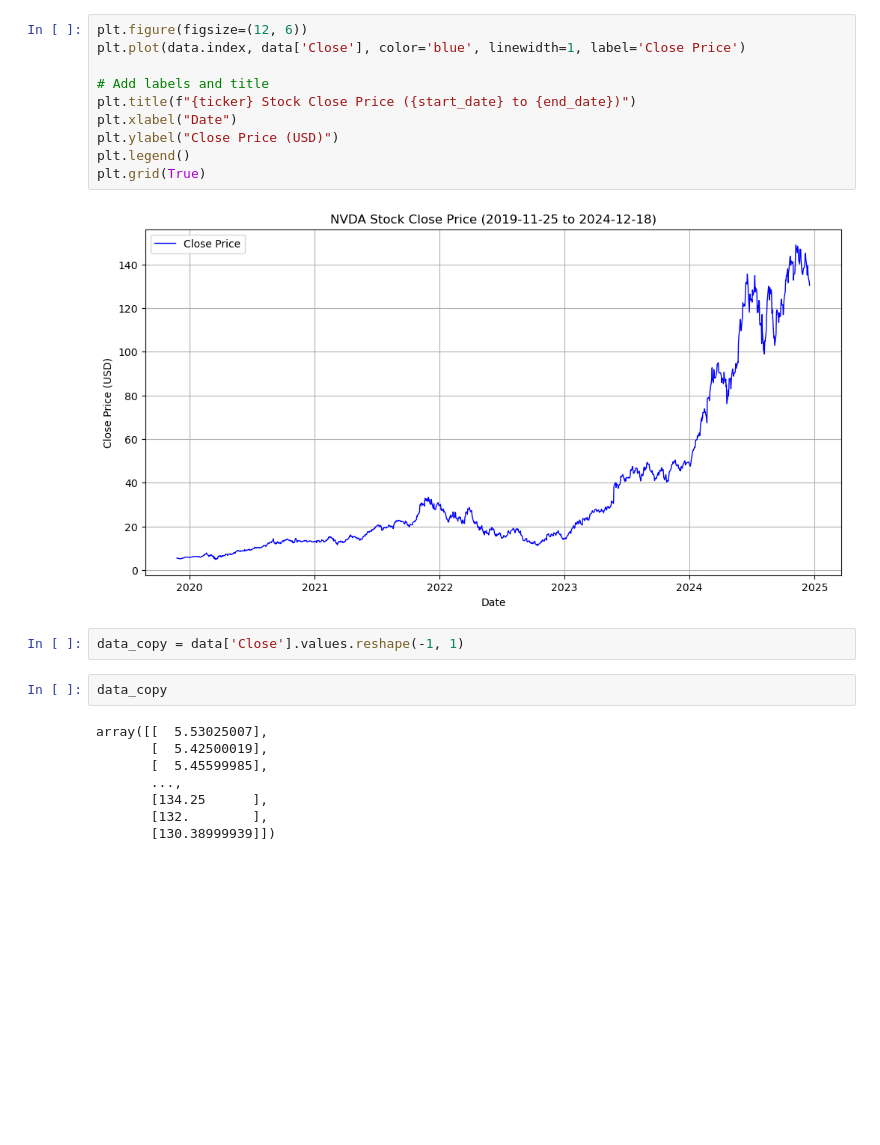
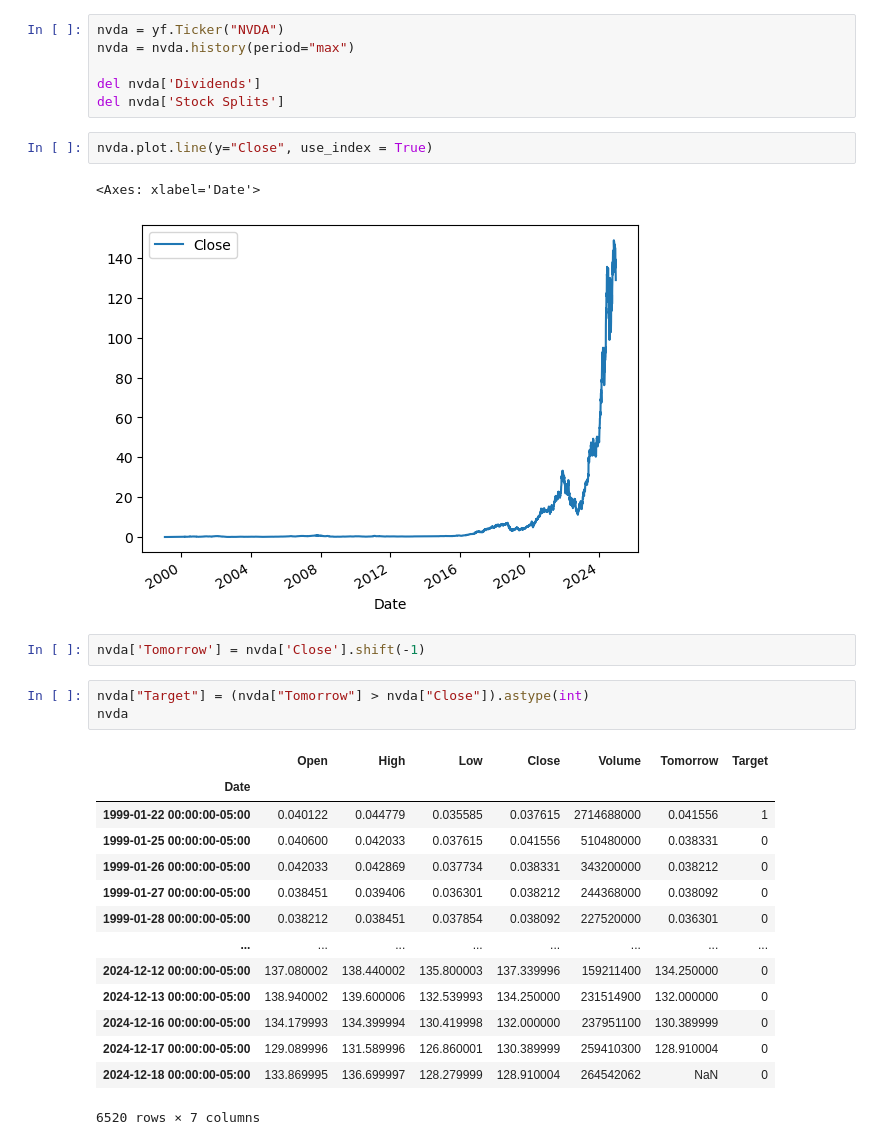
Before and after one commit to abelsaj2005/NVDA-Stock-Price-Prediction-with-Stacked-LSTM-Networks, a Jupyter notebook: model.ipynb, the cells around one changed output. Cells and saved outputs as stored; diff of their text form; blank space fills up the shorter version.

```diff
--- a/model.ipynb
+++ b/model.ipynb
@@ -32,24 +7,31 @@ data
-# %%
-plt.figure(figsize=(12, 6))
-plt.plot(data.index, data['Close'], color='blue', linewidth=1, label='Close Price')
-
-# Add labels and title
-plt.title(f"{ticker} Stock Close Price ({start_date} to {end_date})")
-plt.xlabel("Date")
-plt.ylabel("Close Price (USD)")
-plt.legend()
-plt.grid(True)
-# %% [output]
-[figure, removed]
-# %%
-data_copy = data['Close'].values.reshape(-1, 1)
-# %%
-data_copy
-# %% [output]
-array([[  5.53025007],
-       [  5.42500019],
-       [  5.45599985],
-       ...,
-       [134.25      ],
-       [132.        ],
-       [130.38999939]])
+# %%
+nvda = yf.Ticker("NVDA")
+nvda = nvda.history(period="max")
+
+del nvda['Dividends']
+del nvda['Stock Splits']
+# %%
+nvda.plot.line(y="Close", use_index = True)
+# %% [output]
+<Axes: xlabel='Date'>
+[figure, added]
+# %%
+nvda['Tomorrow'] = nvda['Close'].shift(-1)
+# %%
+nvda["Target"] = (nvda["Tomorrow"] > nvda["Close"]).astype(int)
+nvda
+# %% [output]
+|  | Open | High | Low | Close | Volume | Tomorrow | Target |
+| Date |  |  |  |  |  |  |  |
+| 1999-01-22 00:00:00-05:00 | 0.040122 | 0.044779 | 0.035585 | 0.037615 | 2714688000 | 0.041556 | 1 |
+| 1999-01-25 00:00:00-05:00 | 0.040600 | 0.042033 | 0.037615 | 0.041556 | 510480000 | 0.038331 | 0 |
+| 1999-01-26 00:00:00-05:00 | 0.042033 | 0.042869 | 0.037734 | 0.038331 | 343200000 | 0.038212 | 0 |
+| 1999-01-27 00:00:00-05:00 | 0.038451 | 0.039406 | 0.036301 | 0.038212 | 244368000 | 0.038092 | 0 |
+| 1999-01-28 00:00:00-05:00 | 0.038212 | 0.038451 | 0.037854 | 0.038092 | 227520000 | 0.036301 | 0 |
+| ... | ... | ... | ... | ... | ... | ... | ... |
+| 2024-12-12 00:00:00-05:00 | 137.080002 | 138.440002 | 135.800003 | 137.339996 | 159211400 | 134.250000 | 0 |
+| 2024-12-13 00:00:00-05:00 | 138.940002 | 139.600006 | 132.539993 | 134.250000 | 231514900 | 132.000000 | 0 |
+| 2024-12-16 00:00:00-05:00 | 134.179993 | 134.399994 | 130.419998 | 132.000000 | 237951100 | 130.389999 | 0 |
+| 2024-12-17 00:00:00-05:00 | 129.089996 | 131.589996 | 126.860001 | 130.389999 | 259410300 | 128.910004 | 0 |
+| 2024-12-18 00:00:00-05:00 | 133.869995 | 136.699997 | 128.279999 | 128.910004 | 264542062 | NaN | 0 |
+6520 rows × 7 columns
```
Also changed, not shown: parts of 20 cells of this notebook, 2 other files.
